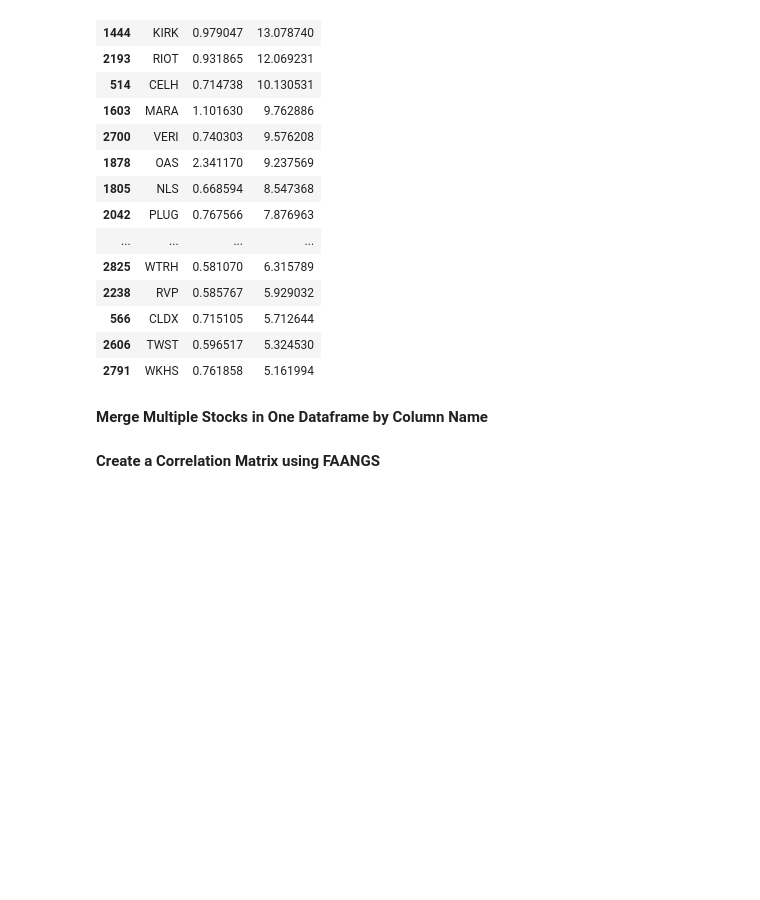
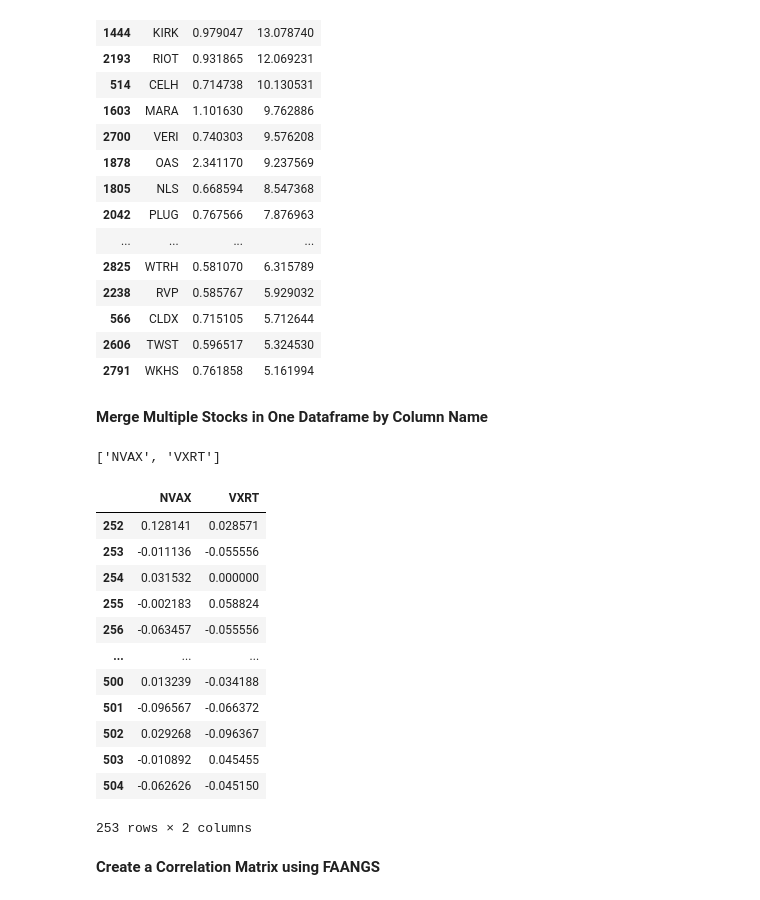
Before and after one commit to VLieberg/Stocks_Market_USA, a Jupyter notebook: notebooks/03_Low Risk Investment.ipynb, the cells around one changed output. Drawn from its saved outputs; the diff is of its cells as text; code cells hidden in the pictures; blank space fills up the shorter version.

```diff
--- a/notebooks/Portfolio_Finance_Analysis04.ipynb
+++ b/notebooks/03_Low Risk Investment.ipynb
@@ -307,6 +315,28 @@ def merge_df_by_column_name(col_name, sdate, edate, *tickers):
         mult_df[x] = df.loc[mask][col_name]
 
     return mult_df
+# %%
+tickers_test=['NVAX', 'VXRT']
+tickers_test
+# %% [output]
+['NVAX', 'VXRT']
+# %%
+col_name = "daily_return"
+merge_df_by_column_name(col_name, '2020-01-01', '2020-12-31', *tickers_test)
+# %% [output]
+|  | NVAX | VXRT |
+| 252 | 0.128141 | 0.028571 |
+| 253 | -0.011136 | -0.055556 |
+| 254 | 0.031532 | 0.000000 |
+| 255 | -0.002183 | 0.058824 |
+| 256 | -0.063457 | -0.055556 |
+| ... | ... | ... |
+| 500 | 0.013239 | -0.034188 |
+| 501 | -0.096567 | -0.066372 |
+| 502 | 0.029268 | -0.096367 |
+| 503 | -0.010892 | 0.045455 |
+| 504 | -0.062626 | -0.045150 |
+253 rows × 2 columns
 # %% [markdown]
 **Create a Correlation Matrix using FAANGS**
 # %%
```
Also changed, not shown: parts of 11 cells of this notebook, 5 other files.
